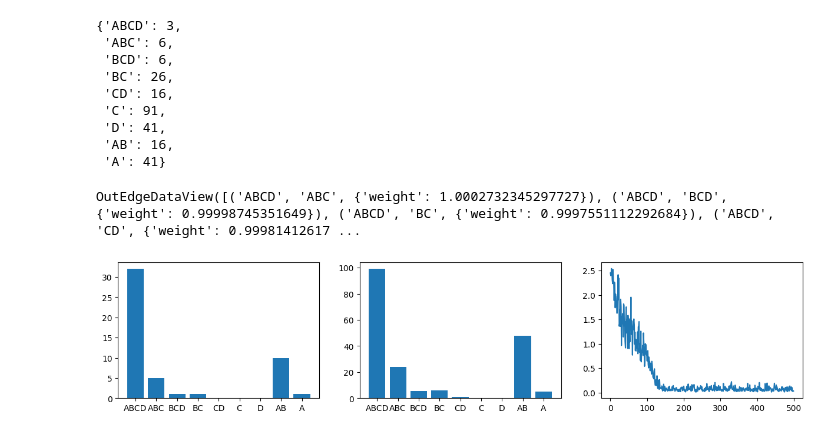
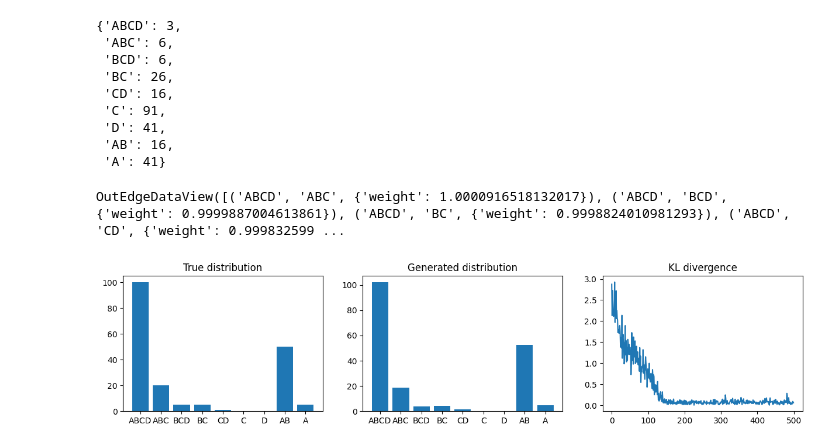
Before and after one commit to ErikHartman/disassembly, a Jupyter notebook: src/mc.ipynb, the cells around one changed output. Cells and saved outputs as stored; diff of their text form; code cells hidden in the pictures.

Commit message:
Update plots

```diff
--- a/src/mc.ipynb
+++ b/src/mc.ipynb
@@ -50,7 +50,7 @@ p_hat
 import networkx as nx
 N_T = sum(values)
 G = nx.DiGraph()
-G.add_nodes_from(keys)
+G.add_nodes_from([ (k, {"layer":len(k)}) for k in keys])
 for key1 in keys:
     for key2 in keys:
         if key1 in key2 and key1 != key2: #key 1 = ABC, key 2 = ABCD
@@ -122,7 +122,7 @@ G = update_weights(G, kl, p_hat, p_generated, lr)
 
 G.edges(data=True)
 # %% [output]
-OutEdgeDataView([('ABCD', 'ABC', {'weight': 1.0002732345297727}), ('ABCD', 'BCD', {'weight': 0.99998745351649}), ('ABCD', 'BC', {'weight': 0.9997551112292684}), ('ABCD', 'CD', {'weight': 0.99981412617 ...
+OutEdgeDataView([('ABCD', 'ABC', {'weight': 1.0000916518132017}), ('ABCD', 'BCD', {'weight': 0.9999887004613861}), ('ABCD', 'BC', {'weight': 0.9998824010981293}), ('ABCD', 'CD', {'weight': 0.999832599 ...
 # %%
 # The loop
 
@@ -142,10 +142,13 @@ for i in range(500):
 # %%
 import matplotlib.pyplot as plt
 fig, axs = plt.subplots(1,3, figsize=(15,3))
 p_generated = generated[list(generated.keys())[-1]]
-axs[0].bar(p_hat.keys(), p_hat.values())
+axs[0].bar(P.keys(), P.values())
 axs[1].bar(p_generated.keys(), p_generated.values())
 axs[2].plot(kls)
+axs[0].set_title("True distribution")
+axs[1].set_title("Generated distribution")
+axs[2].set_title("KL divergence")
 plt.show()
 # %% [output]
-[figure, old version]
+[figure, new version]
```
Also changed, not shown: parts of 2 cells of this notebook.
